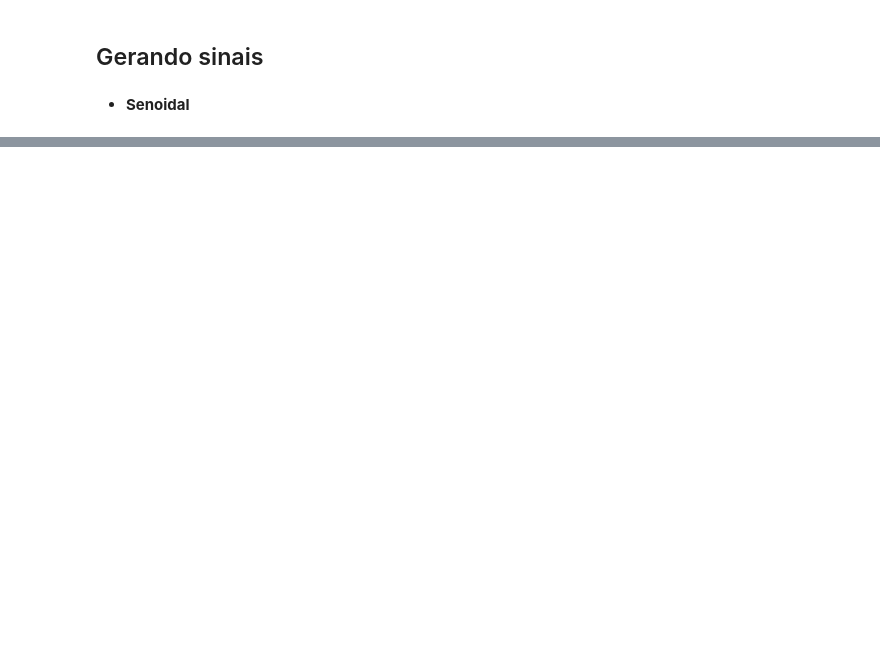
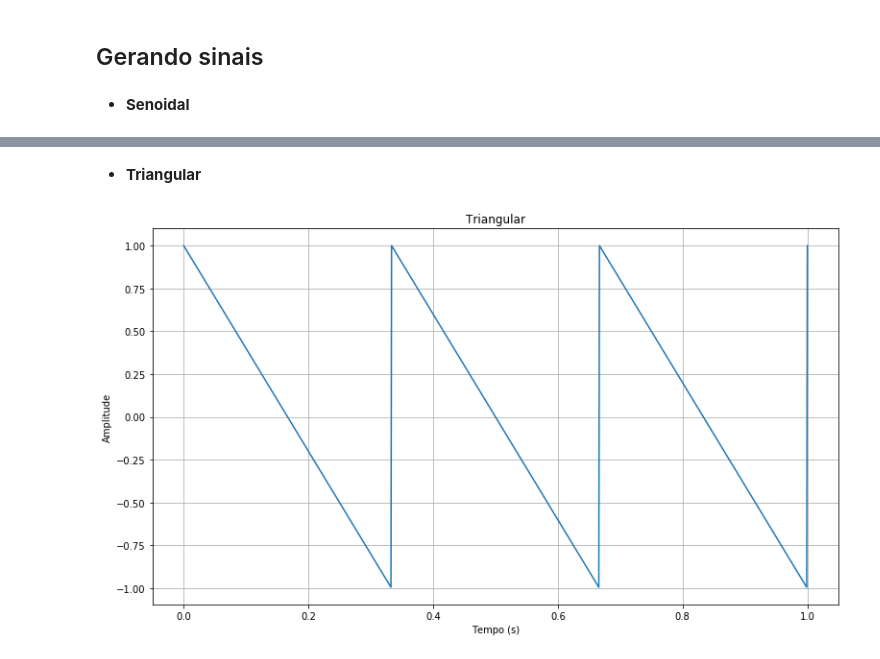
Before and after one commit to lucas-noblat/GerOndApp, a Jupyter notebook: APP/1v_GerOndApp.ipynb, the cells around one changed output, grey strips where cells are left out. Drawn from its saved outputs; the diff is of its cells as text; code cells hidden in the pictures; blank space fills up the shorter version.

```diff
--- a/APP/1v_GerOndApp.ipynb
+++ b/APP/1v_GerOndApp.ipynb
@@ -41,0 +33,12 @@ NameError: name 'seno' is not defined
+# %% [markdown]
+- **Triangular**
+# %%
+# Gerando sinal e vetor X
+
+vetor_tempo, sinal_triangular = fc.sinal_triangular(amplitude=1, frequencia=3)
+
+# Plotando
+
+fc.plotar(vetor_tempo, sinal_triangular, nome='Triangular')
+# %% [output]
+[figure, added]
```
Also changed, not shown: parts of 8 cells of this notebook, 1 other file.
